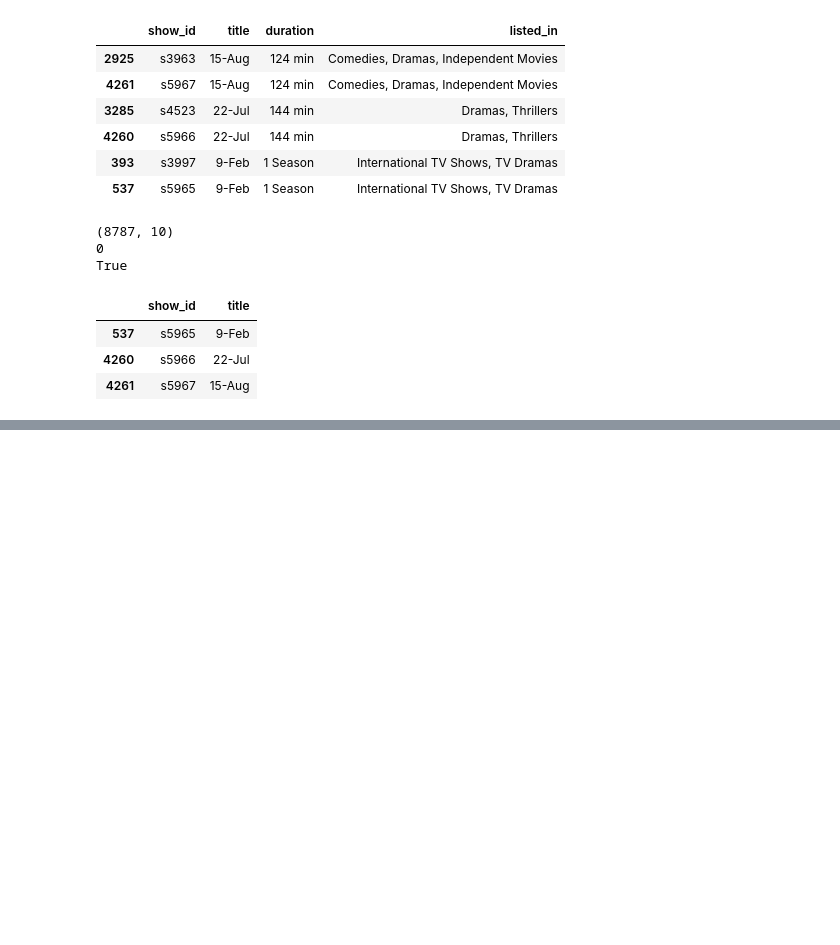
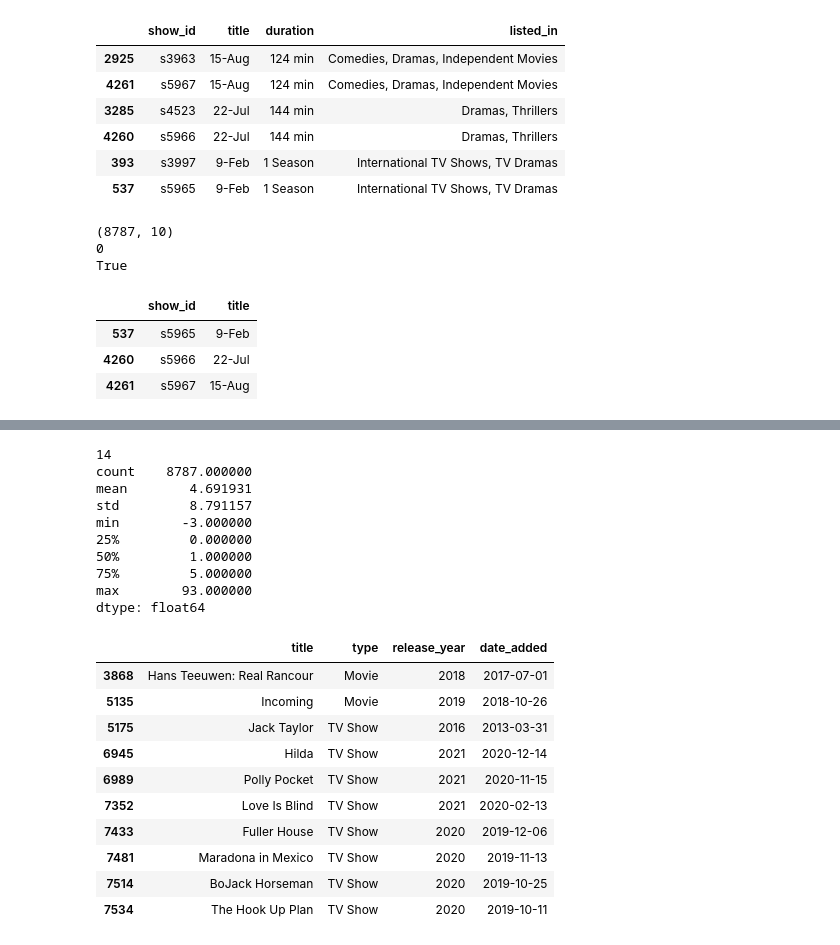
Before and after one commit to IrafashCactus/auspify-netflix-data-science, a Jupyter notebook: notebooks/01_data_cleaning.ipynb, the cells around one changed output, grey strips where cells are left out. Cells and saved outputs as stored; diff of their text form; code cells hidden in the pictures; blank space fills up the shorter version.

```diff
--- a/notebooks/01_data_cleaning.ipynb
+++ b/notebooks/01_data_cleaning.ipynb
@@ -149,0 +217,28 @@ True
+# %%
+year_added = df_clean["date_added"].dt.year
+early = df_clean[year_added < df_clean["release_year"]]
+print(len(early))
+print((year_added - df_clean["release_year"]).describe())
+early[["title", "type", "release_year", "date_added"]].head(10)
+# %% [output]
+14
+count    8787.000000
+mean        4.691931
+std         8.791157
+min        -3.000000
+25%         0.000000
+50%         1.000000
+75%         5.000000
+max        93.000000
+dtype: float64
+|  | title | type | release_year | date_added |
+| 3868 | Hans Teeuwen: Real Rancour | Movie | 2018 | 2017-07-01 |
+| 5135 | Incoming | Movie | 2019 | 2018-10-26 |
+| 5175 | Jack Taylor | TV Show | 2016 | 2013-03-31 |
+| 6945 | Hilda | TV Show | 2021 | 2020-12-14 |
+| 6989 | Polly Pocket | TV Show | 2021 | 2020-11-15 |
+| 7352 | Love Is Blind | TV Show | 2021 | 2020-02-13 |
+| 7433 | Fuller House | TV Show | 2020 | 2019-12-06 |
+| 7481 | Maradona in Mexico | TV Show | 2020 | 2019-11-13 |
+| 7514 | BoJack Horseman | TV Show | 2020 | 2019-10-25 |
+| 7534 | The Hook Up Plan | TV Show | 2020 | 2019-10-11 |
```
Also changed, not shown: parts of 12 cells of this notebook, 4 other files.
